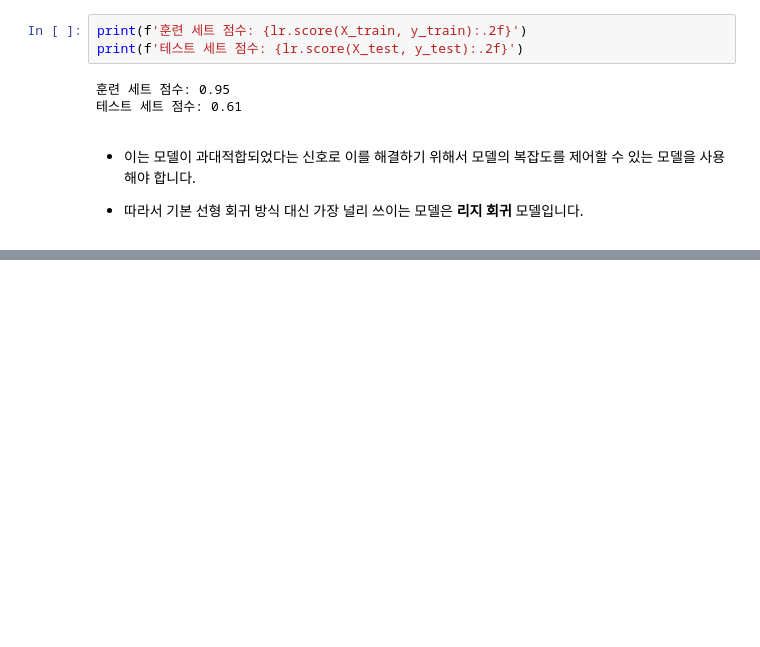
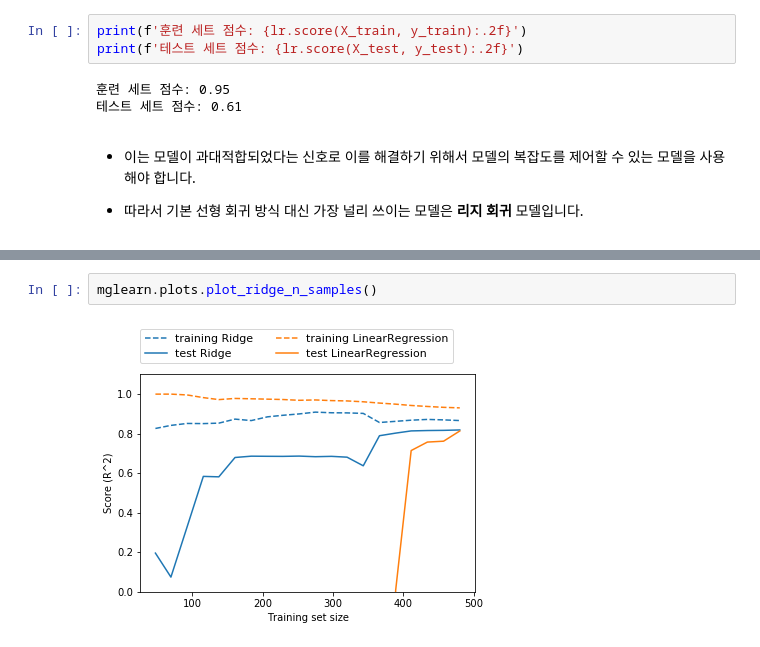
Before and after one commit to myeonghan-nim/introduction-to-marchine-learning-with-python, a Jupyter notebook: chapter02. Supervised Learning.ipynb, the cells around one changed output, grey strips where cells are left out. Cells and saved outputs as stored; diff of their text form; blank space fills up the shorter version.

```diff
--- a/chapter02. Supervised Learning.ipynb
+++ b/chapter02. Supervised Learning.ipynb
@@ -603,0 +693,4 @@ print(f'테스트 세트 점수: {lr.score(X_test, y_test):.2f}')
+# %%
+mglearn.plots.plot_ridge_n_samples()
+# %% [output]
+[figure, added]
```
Also changed, not shown: parts of 10 cells of this notebook.
